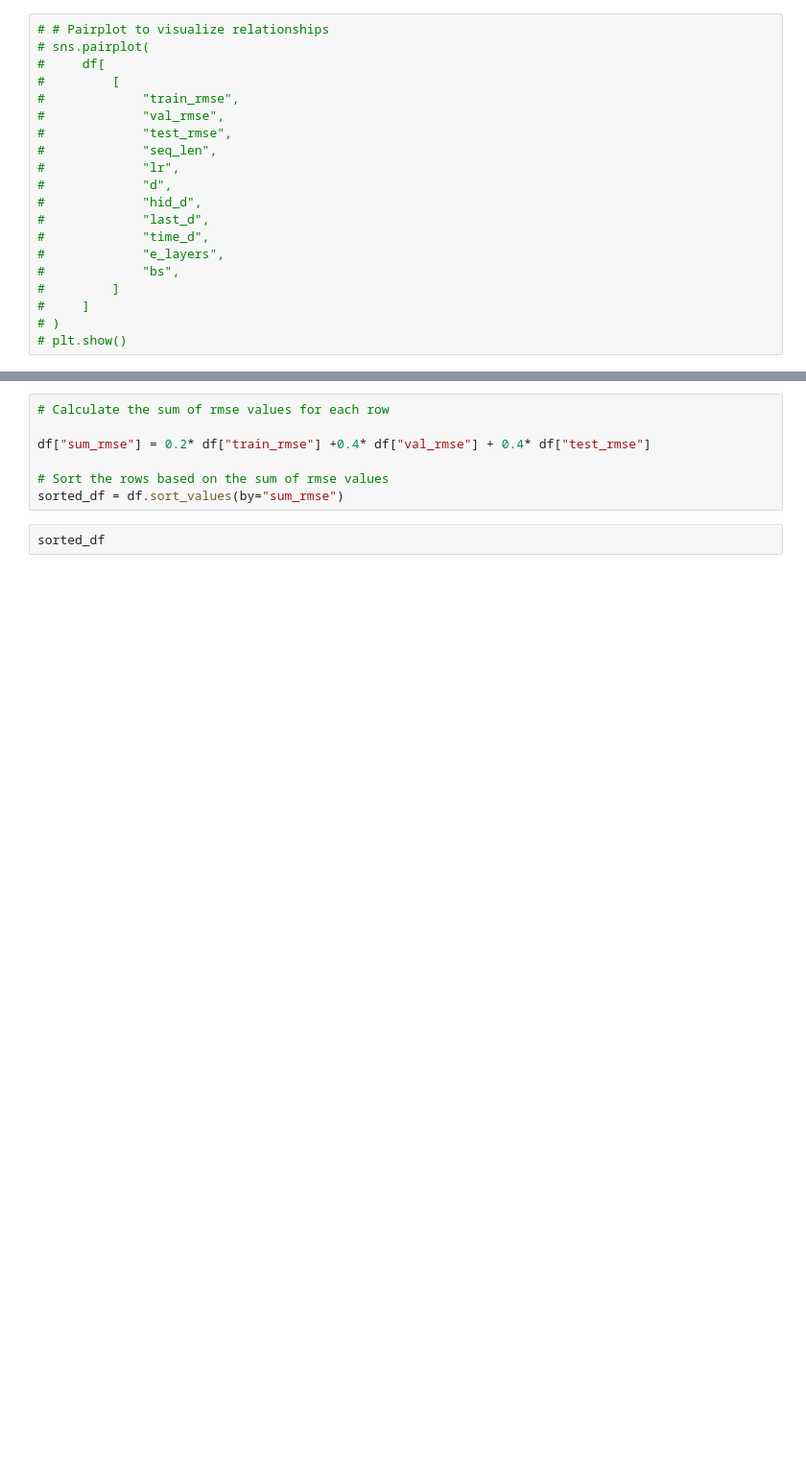
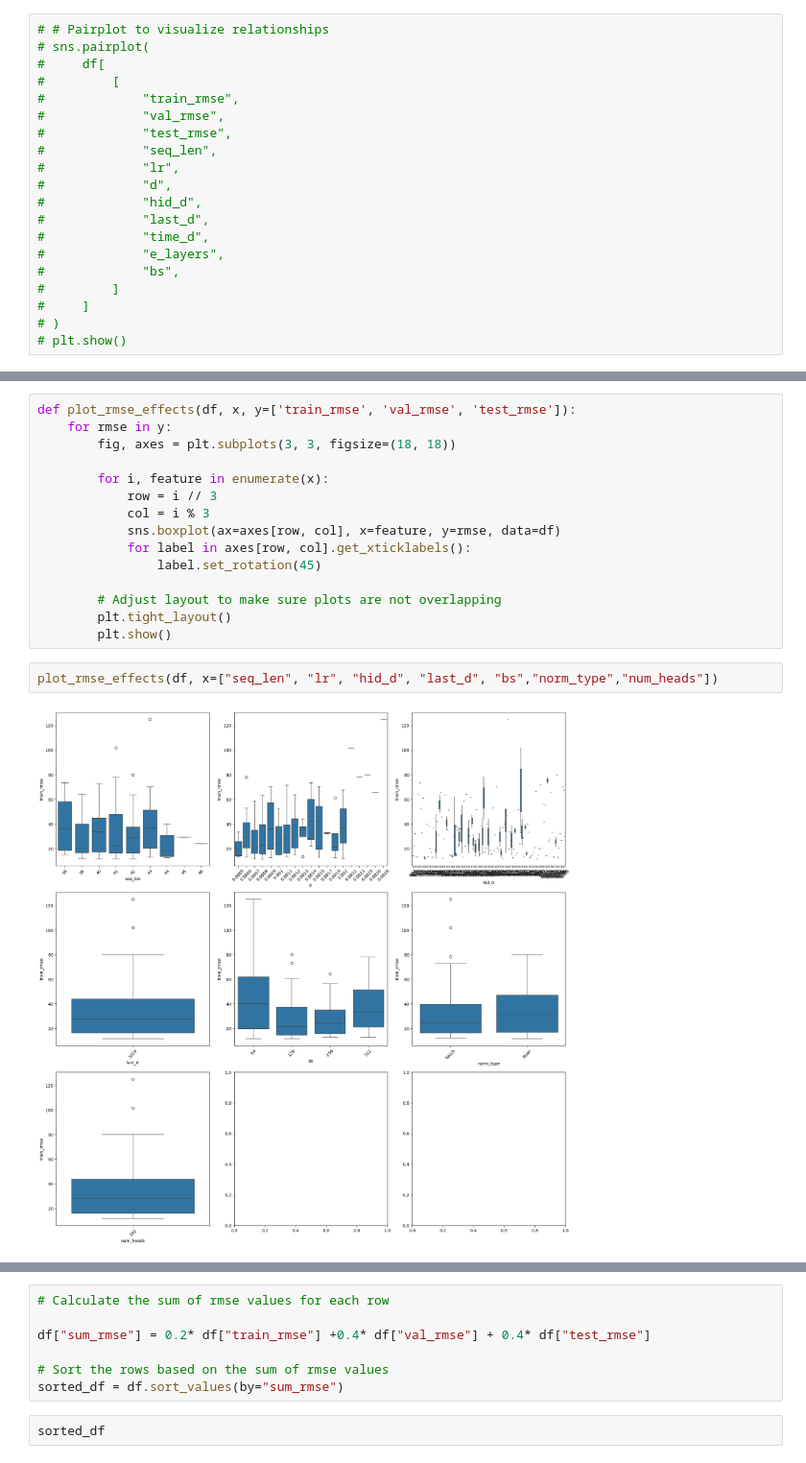
Before and after one commit to Pein2017/Wind-Power-Prediction, a Jupyter notebook: results_analysis/metrics_settings_analysis.ipynb, the cells around one changed output, grey strips where cells are left out. Shown: that part at 96% size. Drawn from its saved outputs; the diff is of its cells as text; blank space fills up the shorter version.

```diff
--- a/results_analysis/metrics_settings_analysis.ipynb
+++ b/results_analysis/metrics_settings_analysis.ipynb
@@ -153,0 +87,19 @@ plt.show()
+# %%
+def plot_rmse_effects(df, x, y=['train_rmse', 'val_rmse', 'test_rmse']):
+    for rmse in y:
+        fig, axes = plt.subplots(3, 3, figsize=(18, 18))
+
+        for i, feature in enumerate(x):
+            row = i // 3
+            col = i % 3
+            sns.boxplot(ax=axes[row, col], x=feature, y=rmse, data=df)
+            for label in axes[row, col].get_xticklabels():
+                label.set_rotation(45)
+
+        # Adjust layout to make sure plots are not overlapping
+        plt.tight_layout()
+        plt.show()
+# %%
+plot_rmse_effects(df, x=["seq_len", "lr", "hid_d", "last_d", "bs","norm_type","num_heads"])
+# %% [output]
+[figure, added]
```
Also changed, not shown: parts of 6 cells of this notebook, 41 other files.
